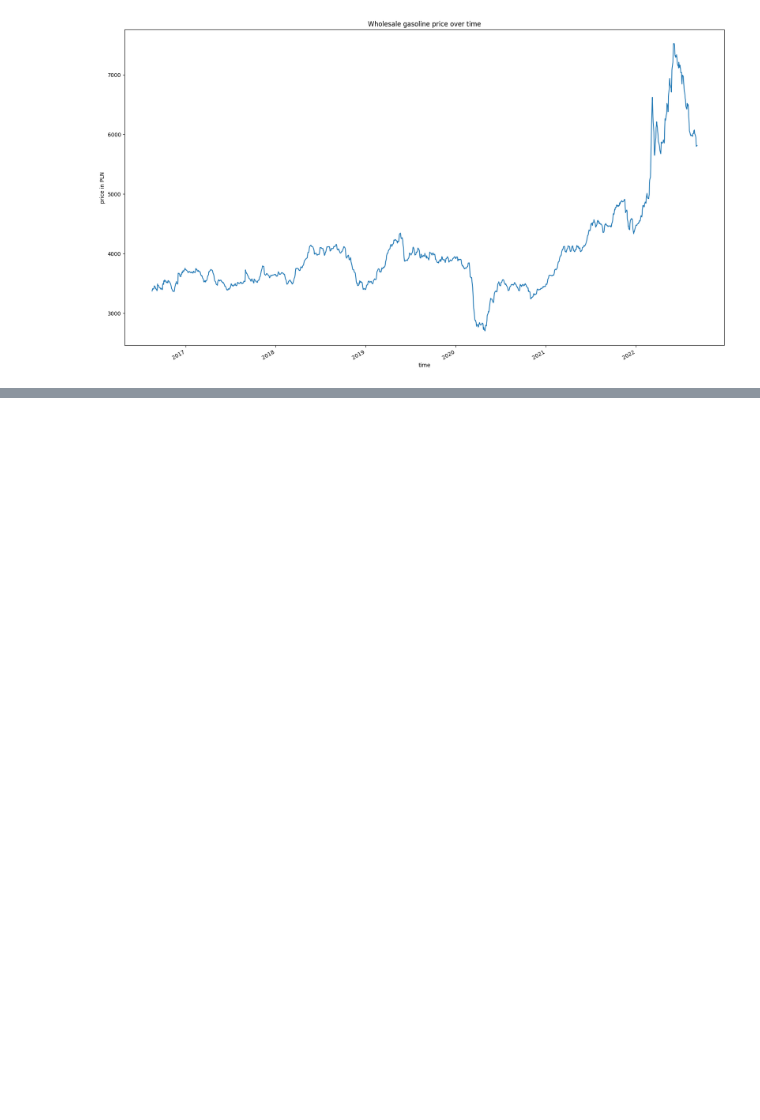
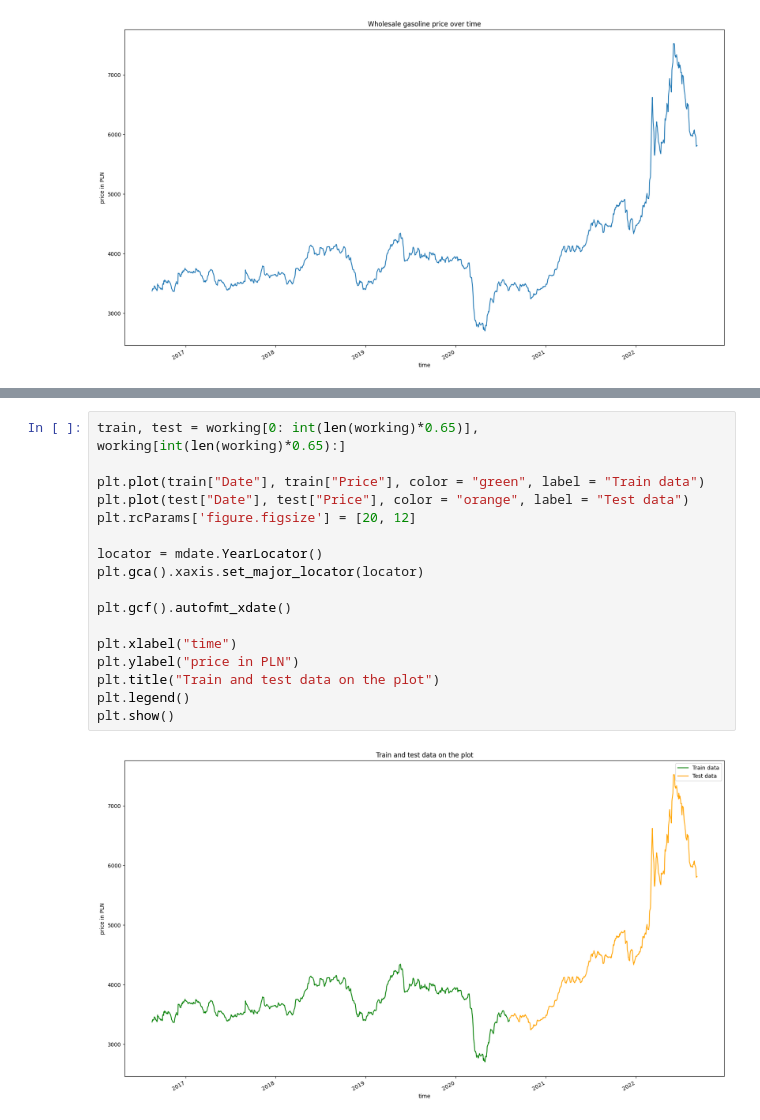
Before and after one commit to kapiblue/wholesale-gasoline-price-prediction, a Jupyter notebook: prediction.ipynb, the cells around one changed output, grey strips where cells are left out. Cells and saved outputs as stored; diff of their text form; blank space fills up the shorter version.

Commit message:
Add train test split

```diff
--- a/prediction.ipynb
+++ b/prediction.ipynb
@@ -76,0 +88,19 @@ plt.show()
+# %%
+train, test = working[0: int(len(working)*0.65)], working[int(len(working)*0.65):]
+
+plt.plot(train["Date"], train["Price"], color = "green", label = "Train data")
+plt.plot(test["Date"], test["Price"], color = "orange", label = "Test data")
+plt.rcParams['figure.figsize'] = [20, 12]
+
+locator = mdate.YearLocator()
+plt.gca().xaxis.set_major_locator(locator)
+
+plt.gcf().autofmt_xdate()
+
+plt.xlabel("time")
+plt.ylabel("price in PLN")
+plt.title("Train and test data on the plot")
+plt.legend()
+plt.show()
+# %% [output]
+[figure, added]
```
Also changed, not shown: parts of 4 cells of this notebook, 2 other files.
